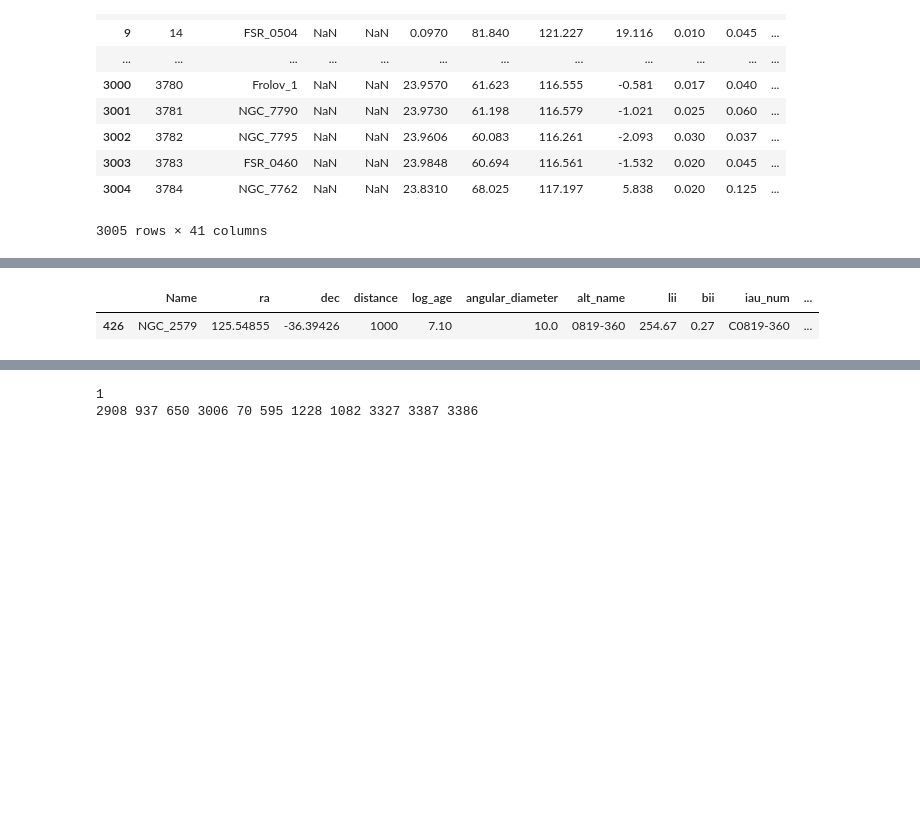
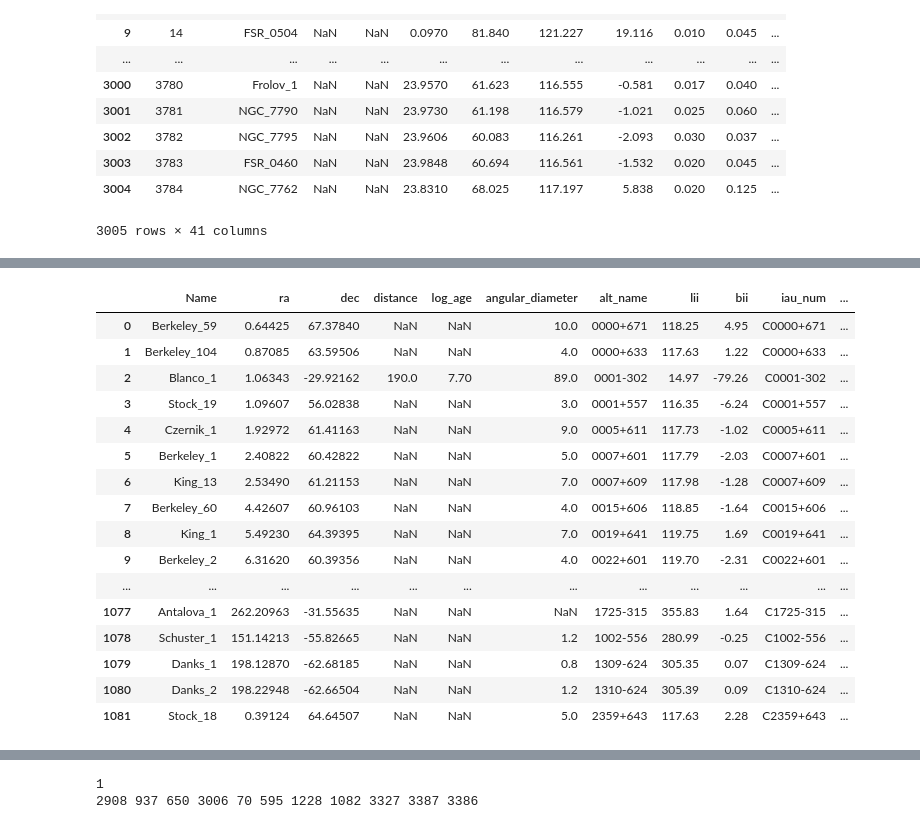
Before and after one commit to ageller/compileOCs, a Jupyter notebook: compileOCdata.ipynb, the cells around one changed output, grey strips where cells are left out. Drawn from its saved outputs; the diff is of its cells as text; code cells hidden in the pictures; blank space fills up the shorter version.

Commit message:
adding Simbad IDs

```diff
--- a/compileOCdata.ipynb
+++ b/compileOCdata.ipynb
@@ -397,44 +451,73 @@ gaiaDR2_df#.loc[(gaiaDR2_df['Name'] == 'Collinder_258') | (gaiaDR2_df['Name'] ==
 # %%
 #lynga catalo: https://heasarc.gsfc.nasa.gov/W3Browse/star-catalog/lyngaclust.html
-lynga_df = pd.read_csv('lyngaCat.txt',sep='|')
+fixLynga = False
+if (fixLynga):
+    lynga_df = pd.read_csv('lyngaCat.txt',sep='|')
 
-#fix the column names
-lynga_df.rename(columns=lambda x: x.strip(), inplace=True)
+    #fix the column names
+    lynga_df.rename(columns=lambda x: x.strip(), inplace=True)
 
-#fix all the cells
-lynga_df = lynga_df.apply(lambda x: x.str.strip() if x.dtype == "object" else x)
-lynga_df.replace(r'^\s*$', np.nan, regex=True, inplace=True)
+    #fix all the cells
+    lynga_df = lynga_df.apply(lambda x: x.str.strip() if x.dtype == "object" else x)
+    lynga_df.replace(r'^\s*$', np.nan, regex=True, inplace=True)
 
-#take only the first entries for each name (some have multiple lines
-lynga_df = lynga_df.loc[pd.notna(lynga_df['Name'].str.strip())]
+    #take only the first entries for each name (some have multiple lines
+    lynga_df = lynga_df.loc[pd.notna(lynga_df['Name'].str.strip())]
 
-#fix capitalization in the names!
-names = lynga_df['Name'].values
-for i,n in enumerate(names):
-    if ((n[0:3] != 'NGC') and (n[0:2] != 'IC')):
-        p1 = n.find(' ')
-        n = n[0] + n[1:p1].lower() + n[p1:]
+    #fix capitalization in the names!
+    names = lynga_df['Name'].values
+    for i,n in enumerate(names):
+        if ((n[0:3] != 'NGC') and (n[0:2] != 'IC')):
+            p1 = n.find(' ')
+            n = n[0] + n[1:p1].lower() + n[p1:]
 
-    if (n[0:9] == 'Vdb-hagen'):
-        n = 'vdBergh-Hagen' + n[9:]
+        if (n[0:9] == 'Vdb-hagen'):
+            n = 'vdBergh-Hagen' + n[9:]
 
-    if (n[0:10] == 'Hav-moffat'):
-        n = 'Havlen-Moffat' + n[10:]
+        if (n[0:10] == 'Hav-moffat'):
+            n = 'Havlen-Moffat' + n[10:]
 
-    if (n[0:7] == 'Vdbergh'):
-        n = 'vdBergh' + n[7:]
+        if (n[0:7] == 'Vdbergh'):
+            n = 'vdBergh' + n[7:]
 
-    if (n[0:8] == 'Dol-dzim'):
-        n = 'Dol-Dzim' + n[8:]
+        if (n[0:8] == 'Dol-dzim'):
+            n = 'Dol-Dzim' + n[8:]
 
-    if (n == 'Sigma ORI'):
-        n = 'Sigma Ori'
+        if (n == 'Sigma ORI'):
+            n = 'Sigma Ori'
 
-    names[i] = n.replace(' ','_')
+        names[i] = n.replace(' ','_')
 
-lynga_df['Name'] = names
+    lynga_df['Name'] = names
 
-lynga_df.loc[lynga_df['Name'] == 'NGC_2579']
+    #print(lynga_df.loc[lynga_df['Name'] == 'NGC_2579'])
+
+    #add Simbad names for matching (if possible) so I reduce the duplicates
+    lynga_ID = lynga_df['Name']
+    RA = [x*units.degree for x in lynga_df['ra']]
+    Dec = [x*units.degree for x in lynga_df['dec']]
+    simbad_ID = matchToSimbad(lynga_ID, RA, Dec)
+    lynga_df['Simbad_ID'] = simbad_ID
+
+    lynga_df.to_csv('lyngaCat_clean.csv', index=False)
+
+lynga_df = pd.read_csv('lyngaCat_clean.csv')
+lynga_df
 # %% [output]
 |  | Name | ra | dec | distance | log_age | angular_diameter | alt_name | lii | bii | iau_num | ... |
-| 426 | NGC_2579 | 125.54855 | -36.39426 | 1000 | 7.10 | 10.0 | 0819-360 | 254.67 | 0.27 | C0819-360 | ... |
+| 0 | Berkeley_59 | 0.64425 | 67.37840 | NaN | NaN | 10.0 | 0000+671 | 118.25 | 4.95 | C0000+671 | ... |
+| 1 | Berkeley_104 | 0.87085 | 63.59506 | NaN | NaN | 4.0 | 0000+633 | 117.63 | 1.22 | C0000+633 | ... |
+| 2 | Blanco_1 | 1.06343 | -29.92162 | 190.0 | 7.70 | 89.0 | 0001-302 | 14.97 | -79.26 | C0001-302 | ... |
+| 3 | Stock_19 | 1.09607 | 56.02838 | NaN | NaN | 3.0 | 0001+557 | 116.35 | -6.24 | C0001+557 | ... |
+| 4 | Czernik_1 | 1.92972 | 61.41163 | NaN | NaN | 9.0 | 0005+611 | 117.73 | -1.02 | C0005+611 | ... |
+| 5 | Berkeley_1 | 2.40822 | 60.42822 | NaN | NaN | 5.0 | 0007+601 | 117.79 | -2.03 | C0007+601 | ... |
+| 6 | King_13 | 2.53490 | 61.21153 | NaN | NaN | 7.0 | 0007+609 | 117.98 | -1.28 | C0007+609 | ... |
+| 7 | Berkeley_60 | 4.42607 | 60.96103 | NaN | NaN | 4.0 | 0015+606 | 118.85 | -1.64 | C0015+606 | ... |
+| 8 | King_1 | 5.49230 | 64.39395 | NaN | NaN | 7.0 | 0019+641 | 119.75 | 1.69 | C0019+641 | ... |
+| 9 | Berkeley_2 | 6.31620 | 60.39356 | NaN | NaN | 4.0 | 0022+601 | 119.70 | -2.31 | C0022+601 | ... |
+| ... | ... | ... | ... | ... | ... | ... | ... | ... | ... | ... | ... |
+| 1077 | Antalova_1 | 262.20963 | -31.55635 | NaN | NaN | NaN | 1725-315 | 355.83 | 1.64 | C1725-315 | ... |
+| 1078 | Schuster_1 | 151.14213 | -55.82665 | NaN | NaN | 1.2 | 1002-556 | 280.99 | -0.25 | C1002-556 | ... |
+| 1079 | Danks_1 | 198.12870 | -62.68185 | NaN | NaN | 0.8 | 1309-624 | 305.35 | 0.07 | C1309-624 | ... |
+| 1080 | Danks_2 | 198.22948 | -62.66504 | NaN | NaN | 1.2 | 1310-624 | 305.39 | 0.09 | C1310-624 | ... |
+| 1081 | Stock_18 | 0.39124 | 64.64507 | NaN | NaN | 5.0 | 2359+643 | 117.63 | 2.28 | C2359+643 | ... |
```
Also changed, not shown: parts of 6 cells of this notebook, 6 other files.
